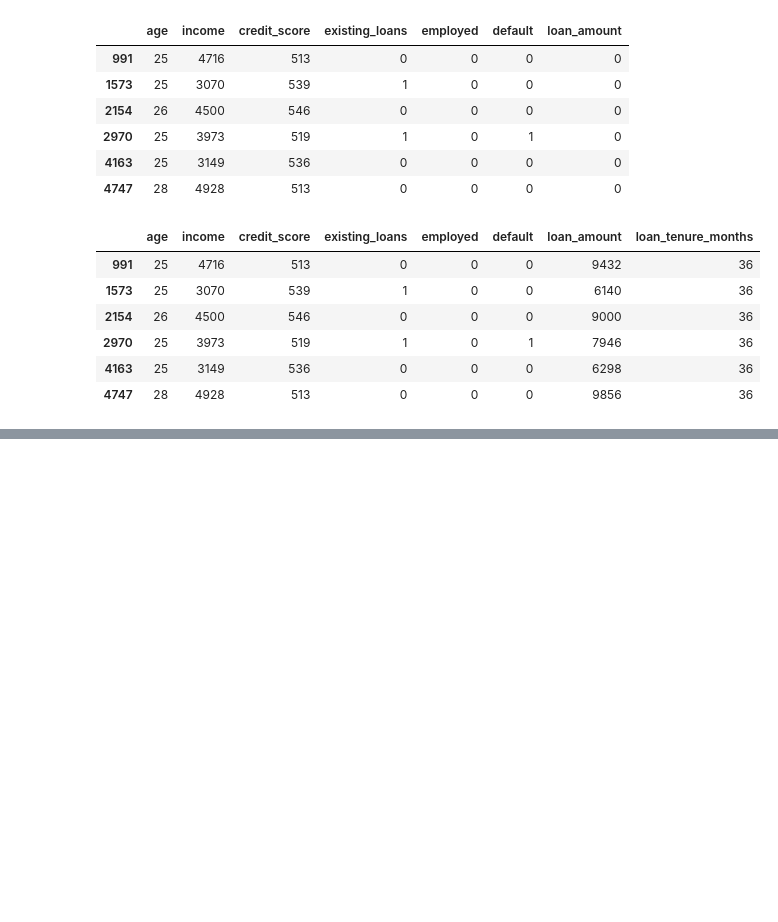
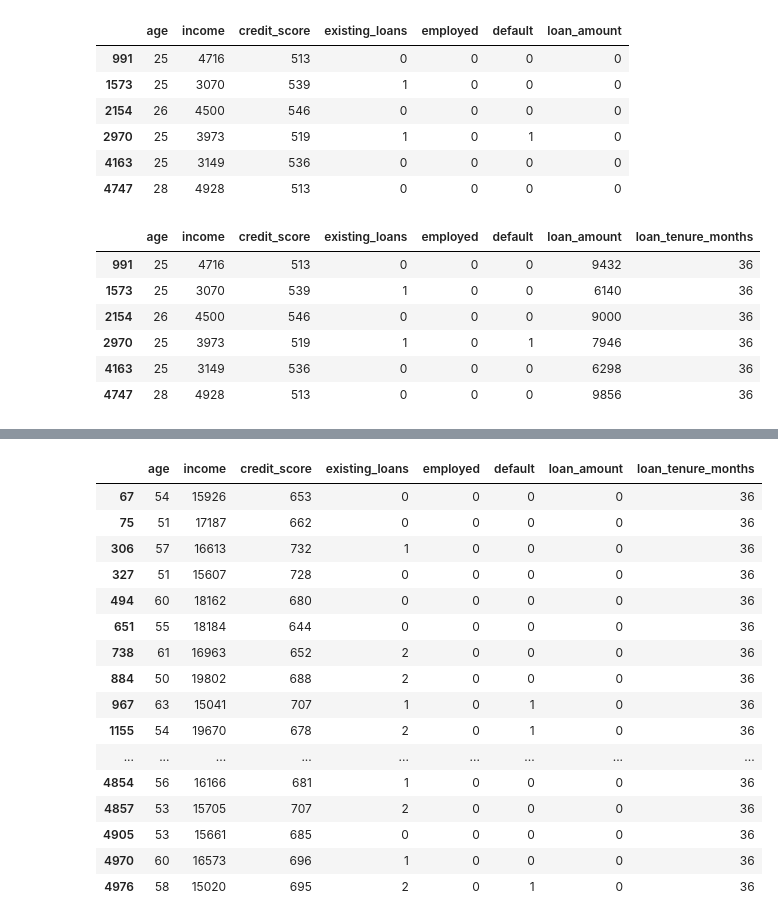
Before and after one commit to mdalishekh/DriftShield, a Jupyter notebook: data_cleaning2.ipynb, the cells around one changed output, grey strips where cells are left out. Saved outputs shown, nothing was run; the diff lists cells and outputs as text; code cells hidden in the pictures; blank space fills up the shorter version.

```diff
--- a/data_cleaning2.ipynb
+++ b/data_cleaning2.ipynb
@@ -81,0 +149,20 @@ df.loc[tier1]
+# %%
+df.loc[(tier2) & (df['income'] > 15000)]
+# %% [output]
+|  | age | income | credit_score | existing_loans | employed | default | loan_amount | loan_tenure_months |
+| 67 | 54 | 15926 | 653 | 0 | 0 | 0 | 0 | 36 |
+| 75 | 51 | 17187 | 662 | 0 | 0 | 0 | 0 | 36 |
+| 306 | 57 | 16613 | 732 | 1 | 0 | 0 | 0 | 36 |
+| 327 | 51 | 15607 | 728 | 0 | 0 | 0 | 0 | 36 |
+| 494 | 60 | 18162 | 680 | 0 | 0 | 0 | 0 | 36 |
+| 651 | 55 | 18184 | 644 | 0 | 0 | 0 | 0 | 36 |
+| 738 | 61 | 16963 | 652 | 2 | 0 | 0 | 0 | 36 |
+| 884 | 50 | 19802 | 688 | 2 | 0 | 0 | 0 | 36 |
+| 967 | 63 | 15041 | 707 | 1 | 0 | 1 | 0 | 36 |
+| 1155 | 54 | 19670 | 678 | 2 | 0 | 1 | 0 | 36 |
+| ... | ... | ... | ... | ... | ... | ... | ... | ... |
+| 4854 | 56 | 16166 | 681 | 1 | 0 | 0 | 0 | 36 |
+| 4857 | 53 | 15705 | 707 | 2 | 0 | 0 | 0 | 36 |
+| 4905 | 53 | 15661 | 685 | 0 | 0 | 0 | 0 | 36 |
+| 4970 | 60 | 16573 | 696 | 1 | 0 | 0 | 0 | 36 |
+| 4976 | 58 | 15020 | 695 | 2 | 0 | 1 | 0 | 36 |
```
Also changed, not shown: parts of 16 cells of this notebook.
